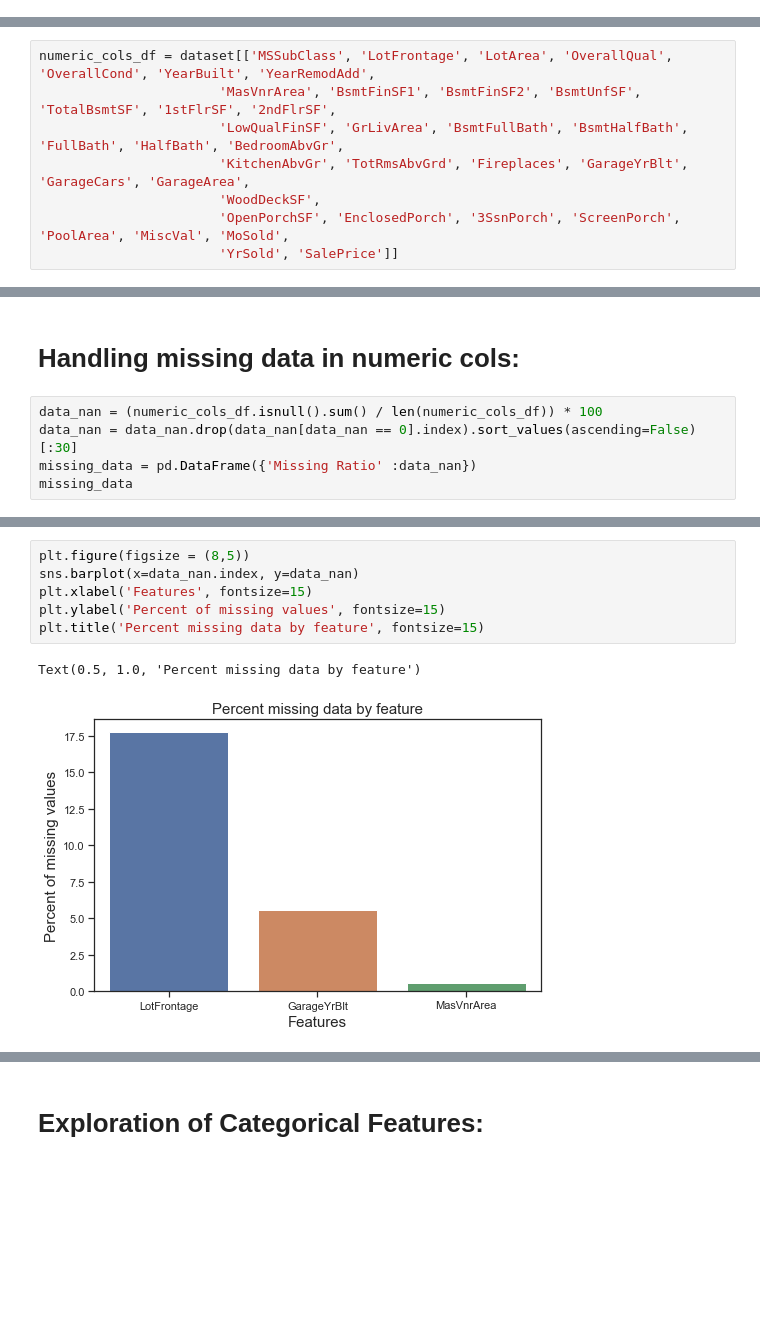
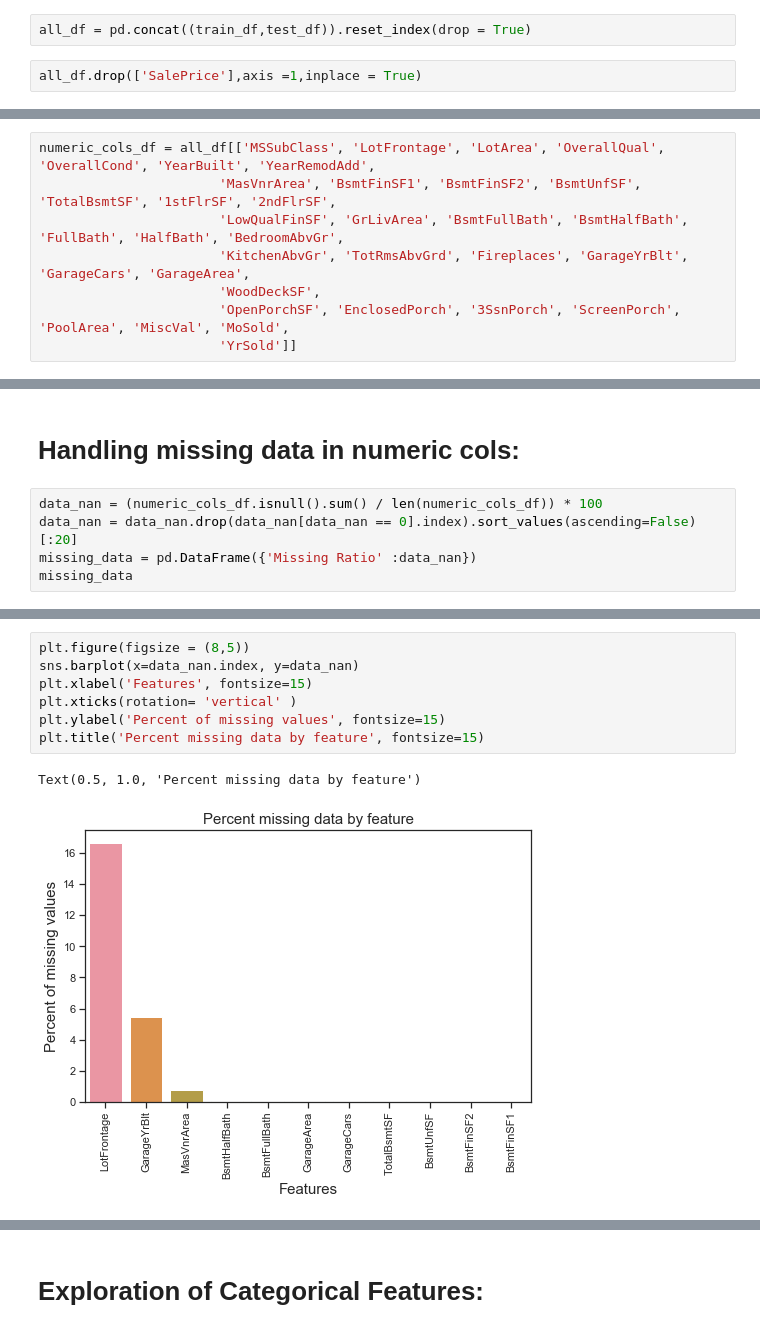
Before and after one commit to ri2beri/data-science-practice, a Jupyter notebook: House_prices_prediction.ipynb, the cells around one changed output, grey strips where cells are left out. Cells and saved outputs as stored; diff of their text form; blank space fills up the shorter version.

```diff
--- a/House_prices_prediction.ipynb
+++ b/House_prices_prediction.ipynb
@@ -85,2 +122,6 @@ sns.distplot(dataset['SalePrice'], fit=stats.norm)
 # %% [markdown]
 Now, it's more symmetric / normal.
+# %%
+all_df = pd.concat((train_df,test_df)).reset_index(drop = True)
+# %%
+all_df.drop(['SalePrice'],axis =1,inplace = True)
@@ -95,11 +140,11 @@ print((numeric_cols))
 # %%
-numeric_cols_df = dataset[['MSSubClass', 'LotFrontage', 'LotArea', 'OverallQual', 'OverallCond', 'YearBuilt', 'YearRemodAdd',
+numeric_cols_df = all_df[['MSSubClass', 'LotFrontage', 'LotArea', 'OverallQual', 'OverallCond', 'YearBuilt', 'YearRemodAdd',
                        'MasVnrArea', 'BsmtFinSF1', 'BsmtFinSF2', 'BsmtUnfSF', 'TotalBsmtSF', '1stFlrSF', '2ndFlrSF',
                        'LowQualFinSF', 'GrLivArea', 'BsmtFullBath', 'BsmtHalfBath', 'FullBath', 'HalfBath', 'BedroomAbvGr',
                        'KitchenAbvGr', 'TotRmsAbvGrd', 'Fireplaces', 'GarageYrBlt', 'GarageCars', 'GarageArea',
                        'WoodDeckSF',
                        'OpenPorchSF', 'EnclosedPorch', '3SsnPorch', 'ScreenPorch', 'PoolArea', 'MiscVal', 'MoSold',
-                       'YrSold', 'SalePrice']]
+                       'YrSold']]
 # %%
 numeric_cols_df.shape
 # %% [output]
@@ -178,7 +223,7 @@ sns.pairplot(dataset[col], size=3, kind='reg')
 # Handling missing data in numeric cols:
 # %%
 data_nan = (numeric_cols_df.isnull().sum() / len(numeric_cols_df)) * 100
-data_nan = data_nan.drop(data_nan[data_nan == 0].index).sort_values(ascending=False)[:30]
+data_nan = data_nan.drop(data_nan[data_nan == 0].index).sort_values(ascending=False)[:20]
 missing_data = pd.DataFrame({'Missing Ratio' :data_nan})
 missing_data
 # %% [output]
@@ -189,10 +242,11 @@ missing_data
 # %%
 plt.figure(figsize = (8,5))
 sns.barplot(x=data_nan.index, y=data_nan)
 plt.xlabel('Features', fontsize=15)
+plt.xticks(rotation= 'vertical' )
 plt.ylabel('Percent of missing values', fontsize=15)
 plt.title('Percent missing data by feature', fontsize=15)
 # %% [output]
 Text(0.5, 1.0, 'Percent missing data by feature')
-[figure, old version]
+[figure, new version]
 # %%
```
Also changed, not shown: parts of 86 cells of this notebook, 17 other files.
